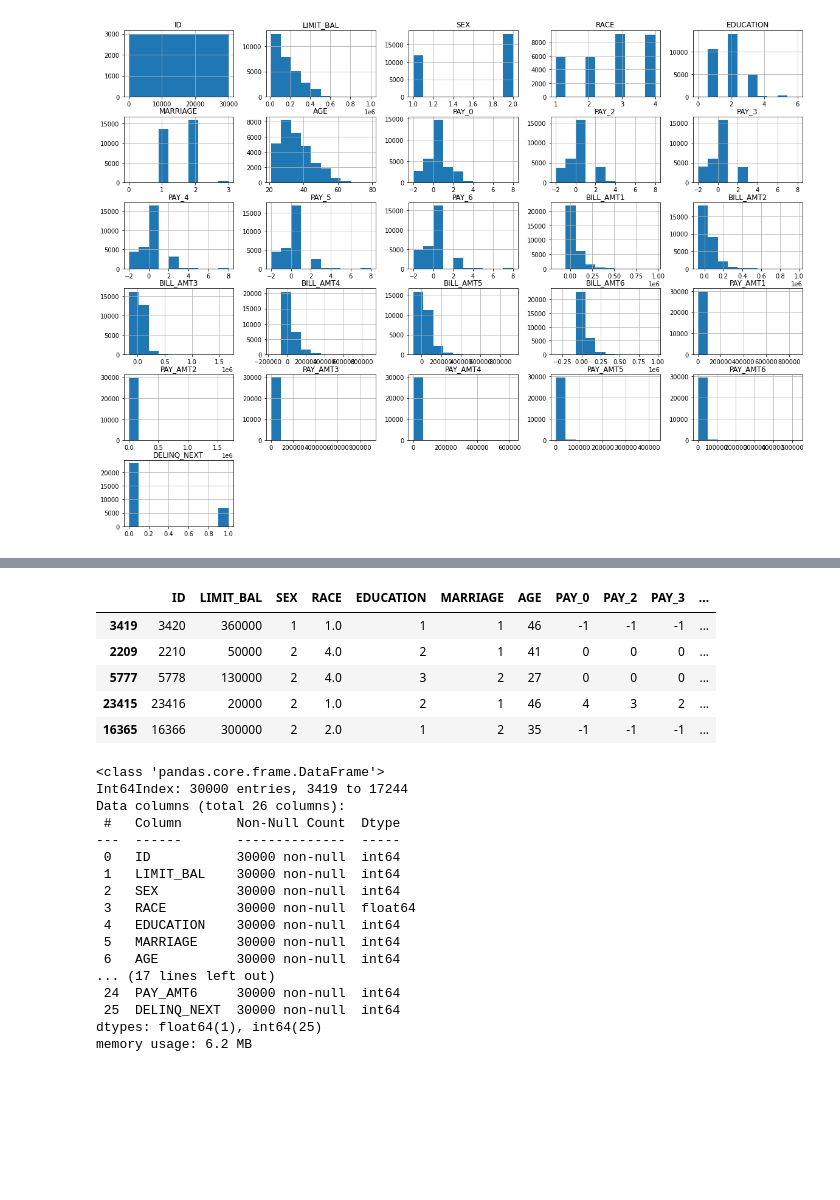
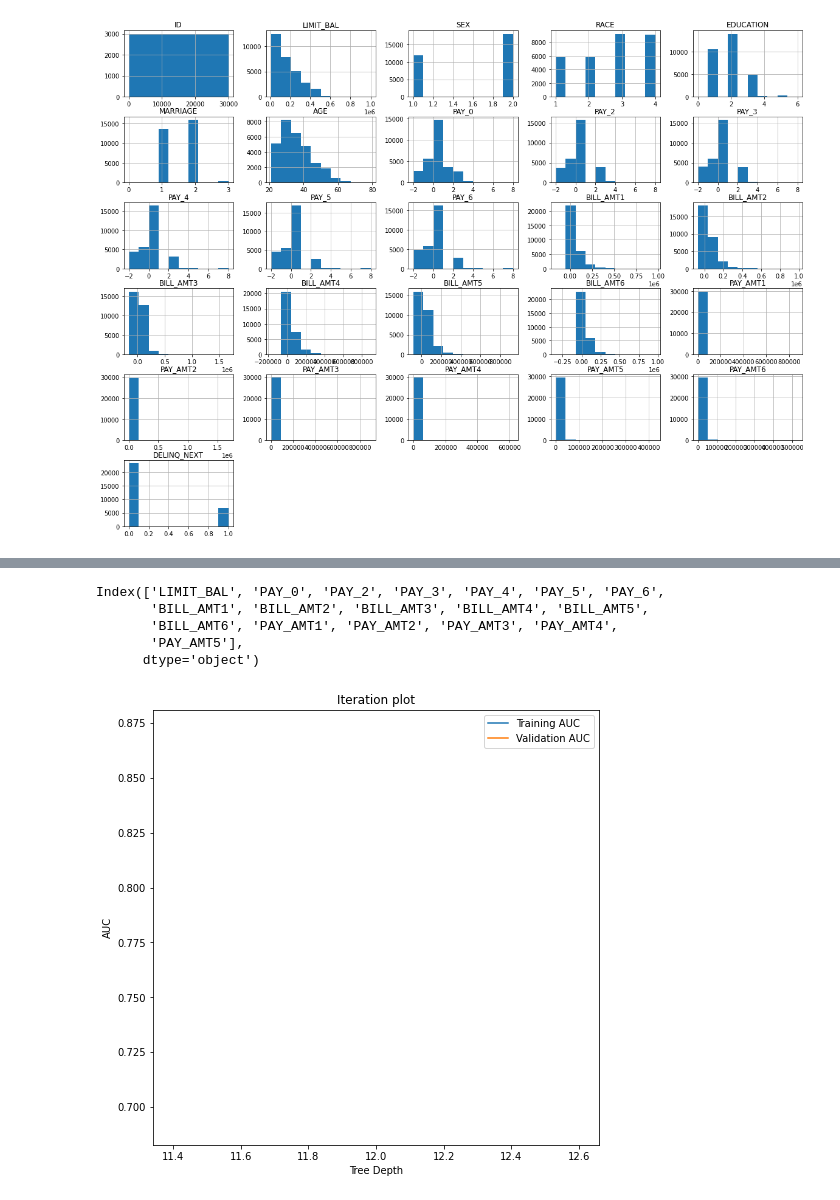
Before and after one commit to Ebrahim-Zamani/Project, a Jupyter notebook: Project.ipynb, the cells around one changed output, grey strips where cells are left out. Drawn from its saved outputs; the diff is of its cells as text; code cells hidden in the pictures; blank space fills up the shorter version.

```diff
--- a/Project.ipynb
+++ b/Project.ipynb
@@ -146,9 +154,8 @@ y_test = y.iloc[25000:30000]
-# %%
-df.head()
-# %% [output]
-|  | ID | LIMIT_BAL | SEX | RACE | EDUCATION | MARRIAGE | AGE | PAY_0 | PAY_2 | PAY_3 | ... |
-| 3419 | 3420 | 360000 | 1 | 1.0 | 1 | 1 | 46 | -1 | -1 | -1 | ... |
-| 2209 | 2210 | 50000 | 2 | 4.0 | 2 | 1 | 41 | 0 | 0 | 0 | ... |
-| 5777 | 5778 | 130000 | 2 | 4.0 | 3 | 2 | 27 | 0 | 0 | 0 | ... |
-| 23415 | 23416 | 20000 | 2 | 1.0 | 2 | 1 | 46 | 4 | 3 | 2 | ... |
-| 16365 | 16366 | 300000 | 2 | 2.0 | 1 | 2 | 35 | -1 | -1 | -1 | ... |
+# %%
+X.columns
+# %% [output]
+Index(['LIMIT_BAL', 'PAY_0', 'PAY_2', 'PAY_3', 'PAY_4', 'PAY_5', 'PAY_6',
+       'BILL_AMT1', 'BILL_AMT2', 'BILL_AMT3', 'BILL_AMT4', 'BILL_AMT5',
+       'BILL_AMT6', 'PAY_AMT1', 'PAY_AMT2', 'PAY_AMT3', 'PAY_AMT4',
+       'PAY_AMT5'],
+      dtype='object')
@@ -155,5 +164,6 @@ df.head()
+# %%
+X_train, X_test_valid, y_train, y_test_valid = train_test_split(X, y, test_size=0.5, random_state=SEED)
+# %%
+X_valid,X_test,y_valid,y_test=train_test_split(X_test_valid,y_test_valid,test_size=0.5, random_state=SEED)
 # %%
 from sklearn.tree import DecisionTreeClassifier
-from sklearn.model_selection import cross_val_score
-clf = DecisionTreeClassifier()
-clf = clf.fit(X_train, y_train)
@@ -162,20 +170,31 @@ CVS = cross_val_score(clf, X_train, y_train, cv=50)
-# %%
-df.info()
-# %% [output]
-<class 'pandas.core.frame.DataFrame'>
-Int64Index: 30000 entries, 3419 to 17244
-Data columns (total 26 columns):
- #   Column       Non-Null Count  Dtype
----  ------       --------------  -----
- 0   ID           30000 non-null  int64
- 1   LIMIT_BAL    30000 non-null  int64
- 2   SEX          30000 non-null  int64
- 3   RACE         30000 non-null  float64
- 4   EDUCATION    30000 non-null  int64
- 5   MARRIAGE     30000 non-null  int64
- 6   AGE          30000 non-null  int64
-... (17 lines left out)
- 24  PAY_AMT6     30000 non-null  int64
- 25  DELINQ_NEXT  30000 non-null  int64
-dtypes: float64(1), int64(25)
-memory usage: 6.2 MB
+# %%
+max_depth=12
+candidate_models={}
+for i in range(0,max_depth):
+  clf=DecisionTreeClassifier(max_depth=i+1)
+  clf.fit(X_train,y_train)
+
+  train_phat=clf.predict_proba(X_train)[:,1]
+  valid_phat=clf.predict_proba(X_valid)[:,1]
+
+  train_auc=roc_auc_score(y_train,train_phat)
+  valid_auc=roc_auc_score(y_valid,valid_phat)
+
+
+  cv_scores=cross_val_score(clf,X_valid,y_valid,scoring="roc_auc",cv=5)
+  cv_std=np.std(cv_scores)
+
+candidate_models[i+1]={}
+candidate_models[i+1]["Model"]=clf
+candidate_models[i+1]["Training AUC"]=train_auc
+candidate_models[i+1]["Validation AUC"]=valid_auc
+candidate_models[i+1]["5-fold SD"]=cv_std
+# %%
+candidate_results=pd.DataFrame.from_dict(candidate_models,orient="index")
+fig, ax=plt.subplots(figsize=(8,8))
+_=candidate_results[["Training AUC","Validation AUC"]].plot(title="Iteration plot",
+                                                            ax=ax)
+_=ax.set_xlabel("Tree Depth")
+_=ax.set_ylabel("AUC")
+# %% [output]
+[figure, added]
```
Also changed, not shown: parts of 11 cells of this notebook.
